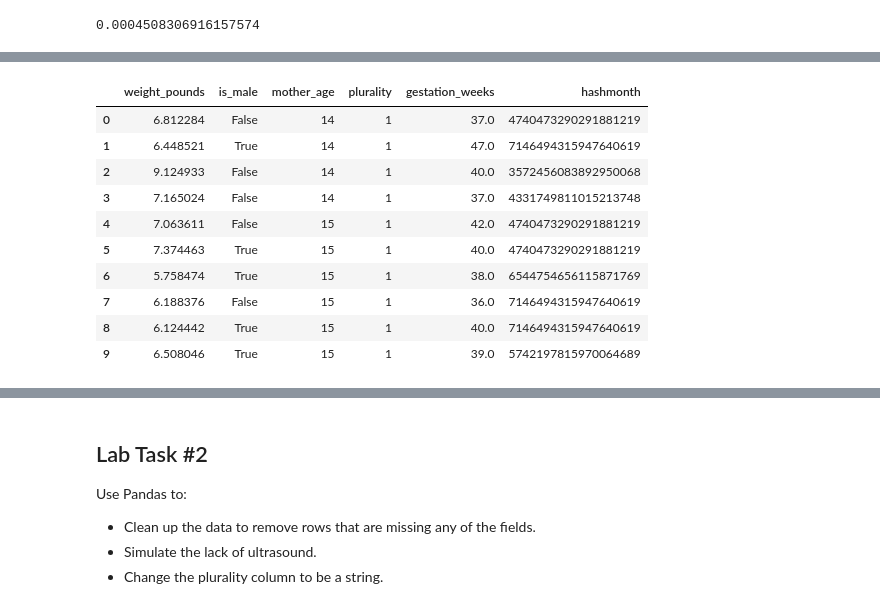
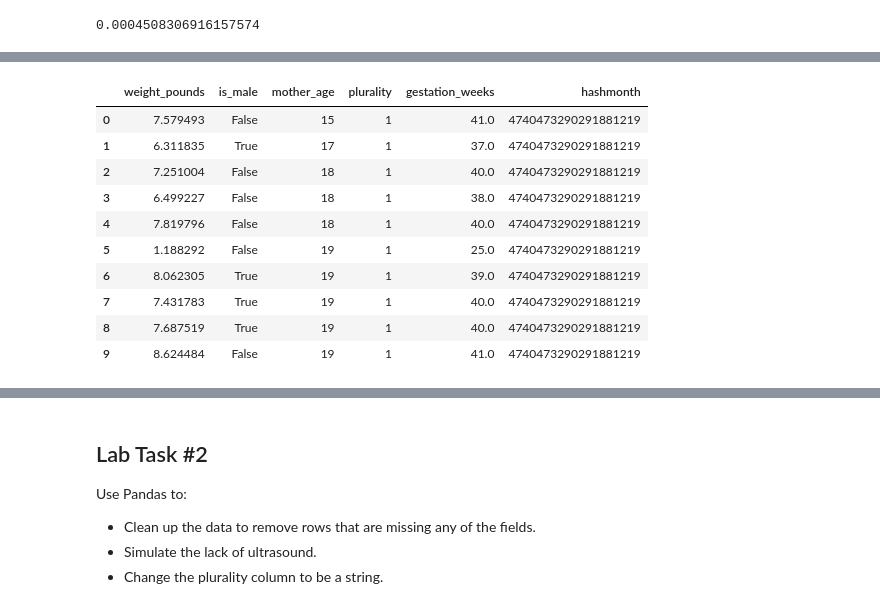
Before and after one commit to ingonader/gcp-ml-02-advanced-ml-with-tf-on-gcp, a Jupyter notebook: 01-end-to-end-ml-with-tf-on-gcp/labs/2_sample.ipynb, the cells around one changed output, grey strips where cells are left out. Saved outputs shown, nothing was run; the diff lists cells and outputs as text; code cells hidden in the pictures.

```diff
--- a/01-end-to-end-ml-with-tf-on-gcp/labs/2_sample.ipynb
+++ b/01-end-to-end-ml-with-tf-on-gcp/labs/2_sample.ipynb
@@ -176,14 +179,14 @@ print(dat_eval_raw.shape)
 # %%
-dat_eval.head(n = 10)
+dat_eval_raw.head(n = 10)
 # %% [output]
 |  | weight_pounds | is_male | mother_age | plurality | gestation_weeks | hashmonth |
-| 0 | 6.812284 | False | 14 | 1 | 37.0 | 4740473290291881219 |
-| 1 | 6.448521 | True | 14 | 1 | 47.0 | 7146494315947640619 |
-| 2 | 9.124933 | False | 14 | 1 | 40.0 | 3572456083892950068 |
-| 3 | 7.165024 | False | 14 | 1 | 37.0 | 4331749811015213748 |
-| 4 | 7.063611 | False | 15 | 1 | 42.0 | 4740473290291881219 |
-| 5 | 7.374463 | True | 15 | 1 | 40.0 | 4740473290291881219 |
-| 6 | 5.758474 | True | 15 | 1 | 38.0 | 6544754656115871769 |
-| 7 | 6.188376 | False | 15 | 1 | 36.0 | 7146494315947640619 |
-| 8 | 6.124442 | True | 15 | 1 | 40.0 | 7146494315947640619 |
-| 9 | 6.508046 | True | 15 | 1 | 39.0 | 5742197815970064689 |
+| 0 | 7.579493 | False | 15 | 1 | 41.0 | 4740473290291881219 |
+| 1 | 6.311835 | True | 17 | 1 | 37.0 | 4740473290291881219 |
+| 2 | 7.251004 | False | 18 | 1 | 40.0 | 4740473290291881219 |
+| 3 | 6.499227 | False | 18 | 1 | 38.0 | 4740473290291881219 |
+| 4 | 7.819796 | False | 18 | 1 | 40.0 | 4740473290291881219 |
+| 5 | 1.188292 | False | 19 | 1 | 25.0 | 4740473290291881219 |
+| 6 | 8.062305 | True | 19 | 1 | 39.0 | 4740473290291881219 |
+| 7 | 7.431783 | True | 19 | 1 | 40.0 | 4740473290291881219 |
+| 8 | 7.687519 | True | 19 | 1 | 40.0 | 4740473290291881219 |
+| 9 | 8.624484 | False | 19 | 1 | 41.0 | 4740473290291881219 |
```
Also changed, not shown: parts of 15 cells of this notebook.
